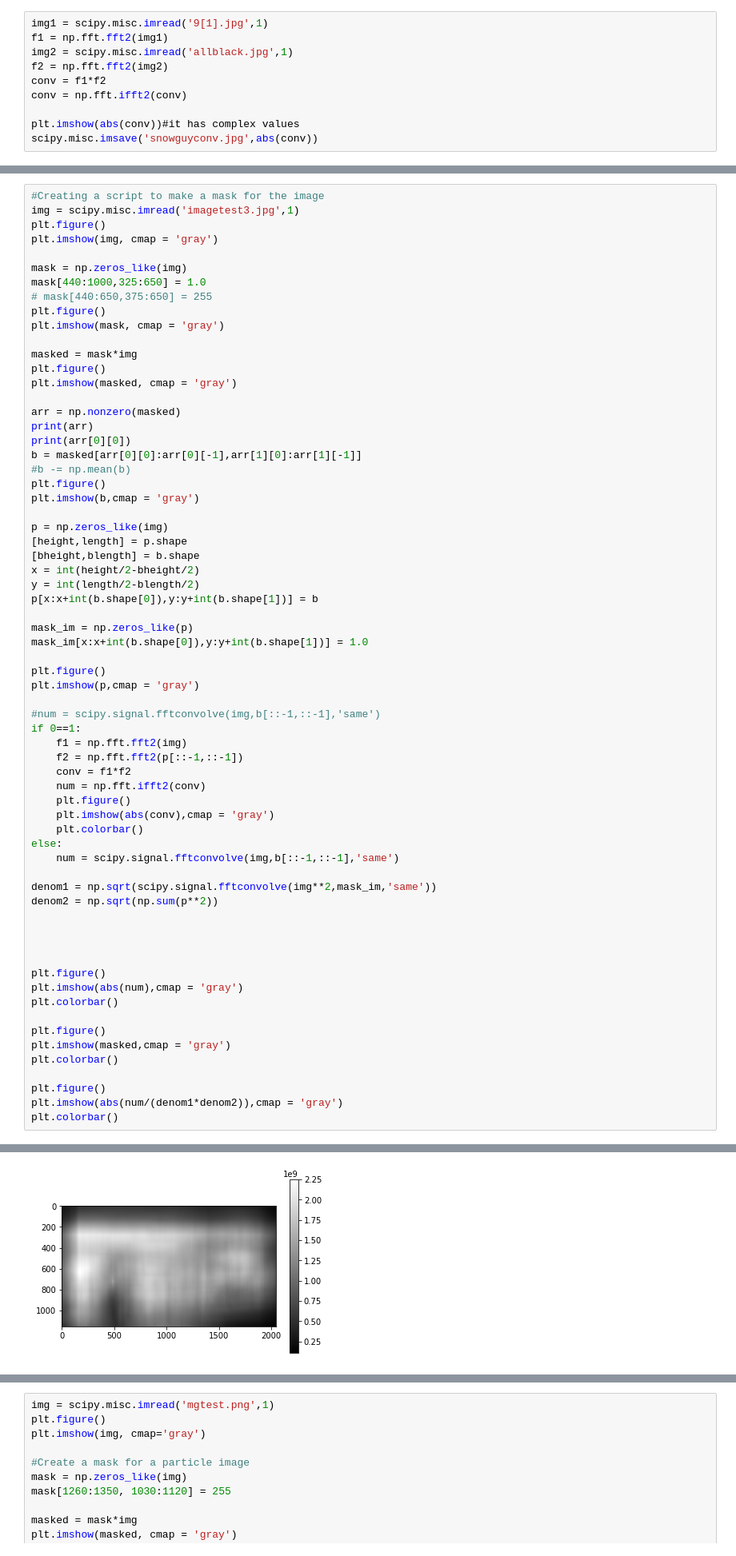
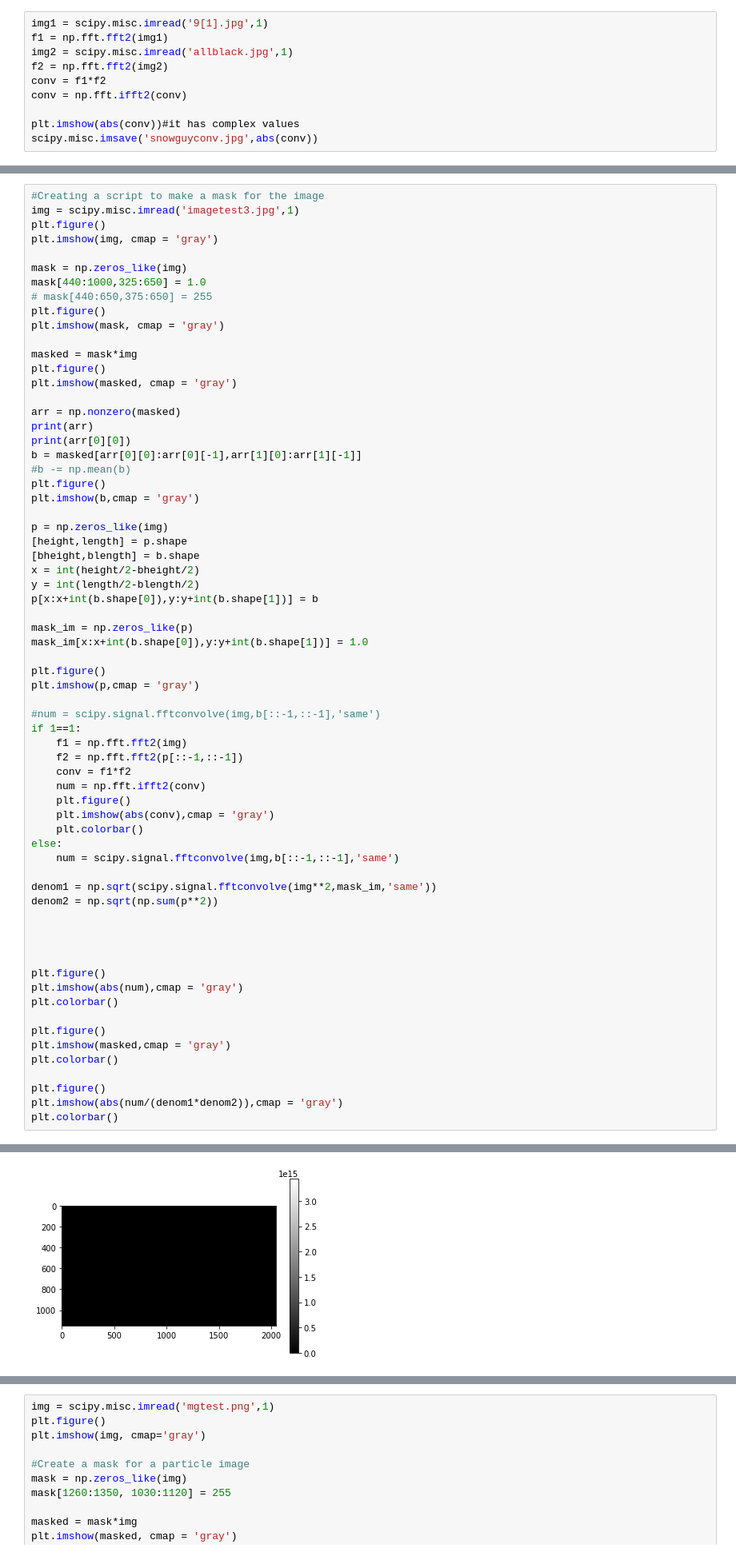
Before and after one commit to ngasner/cryo, a Jupyter notebook: Fourier Basics.ipynb, the cells around one changed output, grey strips where cells are left out. Shown at 80% size. Saved outputs shown, nothing was run; the diff lists cells and outputs as text.

```diff
--- a/Fourier Basics.ipynb
+++ b/Fourier Basics.ipynb
@@ -334,7 +357,7 @@ plt.figure()
 plt.imshow(p,cmap = 'gray')
 
 #num = scipy.signal.fftconvolve(img,b[::-1,::-1],'same')
-if 0==1:
+if 1==1:
     f1 = np.fft.fft2(img)
     f2 = np.fft.fft2(p[::-1,::-1])
     conv = f1*f2
@@ -344,31 +367,31 @@ if 0==1:
     plt.colorbar()
 else:
     num = scipy.signal.fftconvolve(img,b[::-1,::-1],'same')
 
 denom1 = np.sqrt(scipy.signal.fftconvolve(img**2,mask_im,'same'))
 denom2 = np.sqrt(np.sum(p**2))
 
 
 
 
 plt.figure()
 plt.imshow(abs(num),cmap = 'gray')
 plt.colorbar()
 
 plt.figure()
 plt.imshow(masked,cmap = 'gray')
 plt.colorbar()
 
 plt.figure()
 plt.imshow(abs(num/(denom1*denom2)),cmap = 'gray')
 plt.colorbar()
 # %% [output]
 (array([440, 440, 440, ..., 999, 999, 999], dtype=int64), array([325, 326, 327, ..., 647, 648, 649], dtype=int64))
 440
 <matplotlib.colorbar.Colorbar at 0x...>
 [figure]
 [figure]
 [figure]
 [figure]
 [figure]
-[figure, old version]
+[figure, new version]
```
Also changed, not shown: parts of 8 cells of this notebook.
